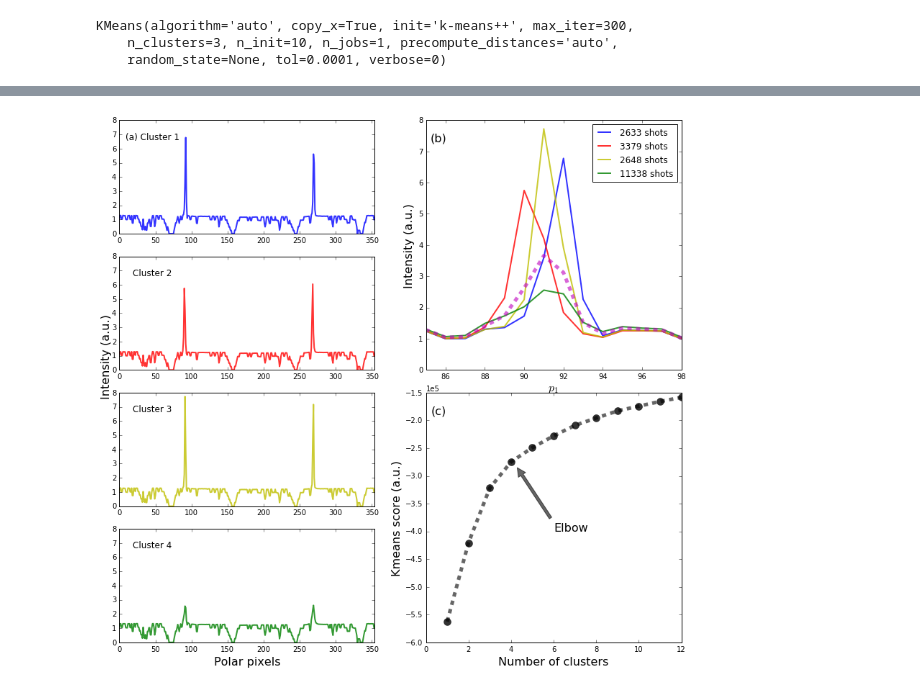
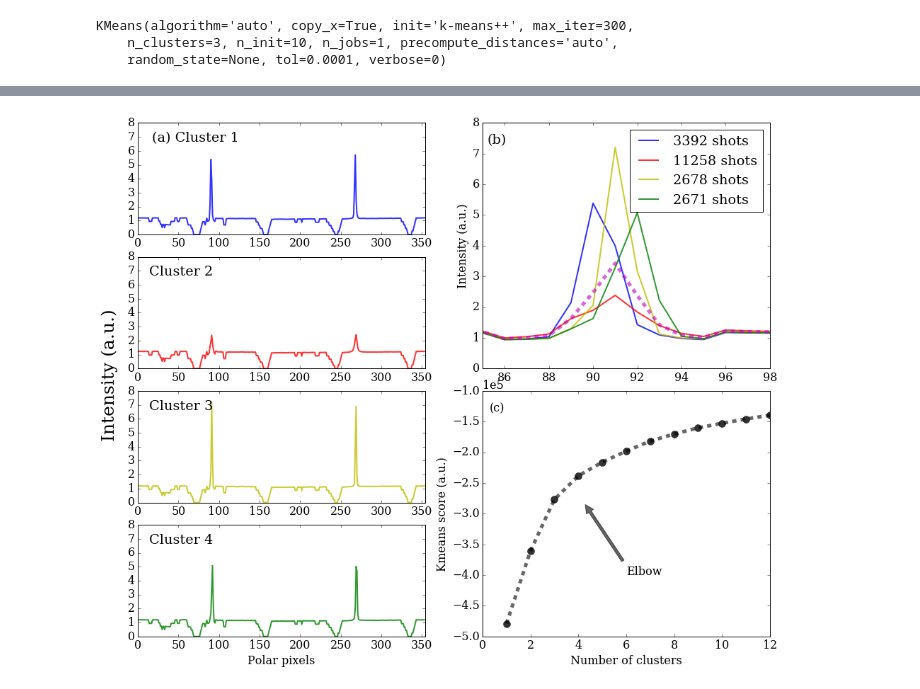
Before and after one commit to shenglan0407/dissertation_notebooks_dump, a Jupyter notebook: chapter_remove/cluster_by_streak/streak cluster.ipynb, the cells around one changed output, grey strips where cells are left out. Cells and saved outputs as stored; diff of their text form; code cells hidden in the pictures.

```diff
--- a/chapter_remove/cluster_by_streak/streak cluster.ipynb
+++ b/chapter_remove/cluster_by_streak/streak cluster.ipynb
@@ -20,6 +20,13 @@ from scipy.signal import find_peaks_cwt
 from scipy.optimize import curve_fit
 
 import matplotlib as mpl
+
+import matplotlib as mpl
+mpl.rcParams['font.size']=16
+mpl.rcParams['font.serif'] = "Bitstream Vera Serif"
+mpl.rcParams['font.family'] = "serif"
+
+from matplotlib.gridspec import GridSpec
 # %%
 def make_elbow_plot( data, max_nclust=12,):
     """data is Nexample x Nfeatures """
@@ -75,7 +82,7 @@ def lorentz_func(x, A, sigma,mu):
     return A*sigma**2/(sigma**2 + (x-mu)**2)
 # %%
 run_num=18
-PT_dir = '/reg/d/psdm/cxi/cxilp6715/scratch/combined_tables/finer_q/'
+PT_dir = '/reg/d/psdm/cxi/cxilp6715/results/combined_tables/finer_q/'
 f_PI=h5py.File(os.path.join(PT_dir,'run%d.tbl'%run_num),'r')
 print f_PI.keys()
 mask = f_PI['polar_mask_binned'].value
@@ -84,11 +91,12 @@ shots = f_PI['polar_imgs'].value[:20000,:5,:]*mask[:5]
 full_shots = f_PI['polar_imgs'].value[:20000,:,:]*mask
 
 run_num=11
-PT_dir = '/reg/d/psdm/cxi/cxilp6715/scratch/combined_tables/finer_q/'
+PT_dir = '/reg/d/psdm/cxi/cxilp6715/results/combined_tables/finer_q/'
 f_PI=h5py.File(os.path.join(PT_dir,'run%d.tbl'%run_num),'r')
 print f_PI.keys()
-mask2 = f_PI['polar_mask_binned'].value
-mask2 = (mask2==mask2.max())
+mask2 = mask.copy()
+# mask2 = f_PI['polar_mask_binned'].value
+# mask2 = (mask2==mask2.max())
 shots2 = f_PI['polar_imgs'].value[:20000,:5,:]*mask[:5]
 # %% [output]
 [u'ebeam', u'event_time', u'evr', u'fiducials', u'gas_detector', u'phase_cav', u'polar_imgs', u'polar_mask', u'polar_mask_binned', u'polar_params', u'radial_profs']
@@ -189,8 +200,10 @@ ax.ticklabel_format(style='sci',scilimits=[-1,1], axis='y')
 # %%
 np.where(kmeans.labels_==0)
 a = range(0,norm_shots.shape[0])
-a.remove(9341)
-a.remove(9342)
+a.remove(9346)
+# a.remove(9342)
+# a.remove(9344)
+# a.remove(9343)
 
 # norm_shots 9341,9342
 inds=range(86,96)
@@ -265,53 +282,55 @@ plt.imshow( full_shots.mean(0), aspect='auto',vmin=0,vmax=7.2e5)
 # %%
 gs = mpl.gridspec.GridSpec(kmeans.n_clusters,2)
-fig=plt.figure(figsize = [14,13])
-fig.text(s='Intensity (a.u.)', fontsize = 16, x=0.1,y = 0.6,rotation='vertical')
+fig=plt.figure(figsize = [16,13])
+fig.text(s='Intensity (a.u.)', x=0.08,y = 0.6,
+         rotation='vertical', fontsize = 25)
 colors = ['b','r','y','g']
+gs.update(wspace = 0.2)
 for ii,cc in enumerate(cluster_data):
     ax= plt.subplot(gs[ii,0])
     plt.plot(cc.mean(0),label="%d,%d"%(ii, cc.shape[0]), color=colors[ii],
             linewidth = 2, alpha=0.8)
     if ii == 0:
-        ax.set_title('(a) Cluster %d'%(ii+1), x = 0.13, y = 0.8)
+        ax.set_title('(a) Cluster %d'%(ii+1), x = 0.2, y = 0.8)
     else:
-        ax.set_title('Cluster %d'%(ii+1), x = 0.13, y = 0.8)
+        ax.set_title('Cluster %d'%(ii+1), x = 0.15, y = 0.8)
 
     plt.ylim(0,8)
     plt.xlim(0,354)
-plt.xlabel('Polar pixels', fontsize = 16)
+plt.xlabel('Polar pixels')
 
 ############################################
 
 ax = plt.subplot(gs[:2,1])
-ax.set_title('(b)',x = 0.05, y =0.9, fontsize = 16)
+ax.set_title('(b)',x = 0.05, y =0.9)
 for ii in range(kmeans.n_clusters):
 
     if cluster_data[ii].shape[0]>100:
         plt.plot(cluster_data[ii].mean(0)
                  ,label="%d shots"%(cluster_data[ii].shape[0]),color=colors[ii] ,
                  linewidth = 2, alpha=0.8)
 
 
 plt.plot(norm_shots.mean(0),linewidth = 5, alpha=0.6
          , color = 'm', linestyle='--')
 plt.legend()
 plt.xlabel('$p_1$', fontsize = 16)
-plt.ylabel('Intensity (a.u.)', fontsize = 16)
+plt.ylabel('Intensity (a.u.)')
 # plt.xlim(260,280)
 plt.xlim(85,98)
 ################################################
 ax = plt.subplot(gs[2:,1])
 ax.set_title('(c)',x = 0.05, y =0.9, fontsize = 16)
 plt.plot(n_cluster, elbow,'k.', markersize = 20, alpha = 0.8)
 plt.plot(n_cluster, elbow,'k--',linewidth = 5, alpha = 0.6)
 ax.ticklabel_format(style='sci', scilimits=[-1,1], axis='y')
 plt.annotate(s="Elbow", xytext = (6,-4e5,),
              xy=(4.2,-2.8e5),fontsize = 16,
              arrowprops=dict(facecolor='black', shrink=0.05, alpha = 0.6))
-plt.xlabel('Number of clusters', fontsize = 16)
-plt.ylabel('Kmeans score (a.u.)', fontsize = 16)
+plt.xlabel('Number of clusters')
+plt.ylabel('Kmeans score (a.u.)')
 
 # ax.ticklabel_format(style='sci',scilimits=[-1,1], axis='y')
-plt.savefig('streak cluster_kmeans.png',bbox_in_inches='tight')
+# plt.savefig('streak cluster_kmeans.png',bbox_in_inches='tight')
 # %% [output]
-[figure, old version]
+[figure, new version]
```
Also changed, not shown: parts of 8 cells of this notebook, 46 other files.
